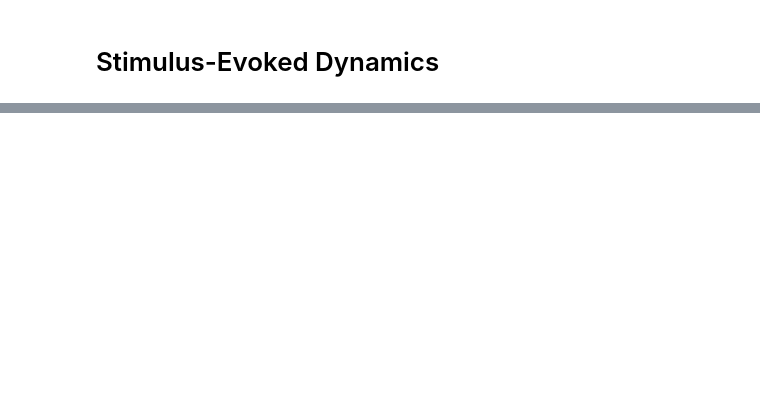
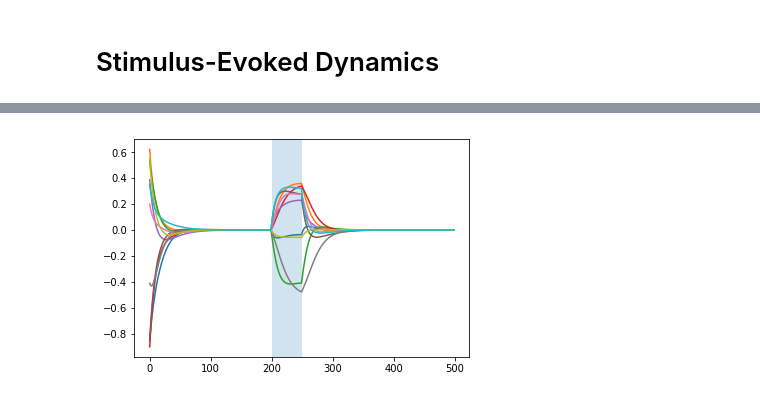
Before and after one commit to kochalka/rnn_encoding, a Jupyter notebook: RNN encoding.ipynb, the cells around one changed output, grey strips where cells are left out. Cells and saved outputs as stored; diff of their text form; code cells hidden in the pictures; blank space fills up the shorter version.

```diff
--- a/RNN encoding.ipynb
+++ b/RNN encoding.ipynb
@@ -388,5 +395,8 @@ for axi, i in zip(ax.ravel(), hid_idx):
 # %%
-_ = plt.plot(test_hid[0,:,:10])
+_ = plt.plot(test_hid[0,:500,:10])
+_ = plt.axvspan(init_steps, init_steps+pulse_width, alpha=0.2)
+# %% [output]
+[figure, added]
 # %%
 cmats = []
 # for i in range(n_test):
```
Also changed, not shown: parts of 15 cells of this notebook.
